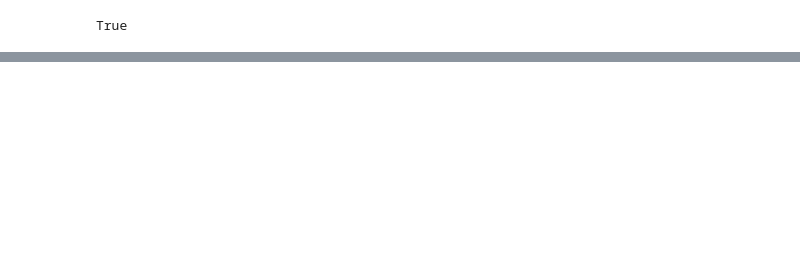
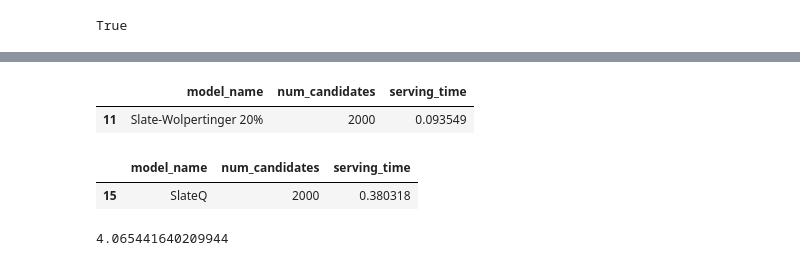
Before and after one commit to Asr419/rl_wolpertinger, a Jupyter notebook: src/plotting_scripts/serving_time.ipynb, the cells around one changed output, grey strips where cells are left out. Saved outputs shown, nothing was run; the diff lists cells and outputs as text; code cells hidden in the pictures; blank space fills up the shorter version.

```diff
--- a/src/plotting_scripts/serving_time.ipynb
+++ b/src/plotting_scripts/serving_time.ipynb
@@ -47,0 +77,14 @@ plt.legend(title="")
+# %%
+res_df[(res_df["num_candidates"] == 2000) & (res_df["model_name"] == "Slate-Wolpertinger 20%")]
+# %% [output]
+|  | model_name | num_candidates | serving_time |
+| 11 | Slate-Wolpertinger 20% | 2000 | 0.093549 |
+# %%
+res_df[(res_df["num_candidates"] == 2000) & (res_df["model_name"] == "SlateQ")]
+# %% [output]
+|  | model_name | num_candidates | serving_time |
+| 15 | SlateQ | 2000 | 0.380318 |
+# %%
+0.380318/0.093549
+# %% [output]
+4.065441640209944
```
Also changed, not shown: parts of 10 cells of this notebook, 2 other files.
